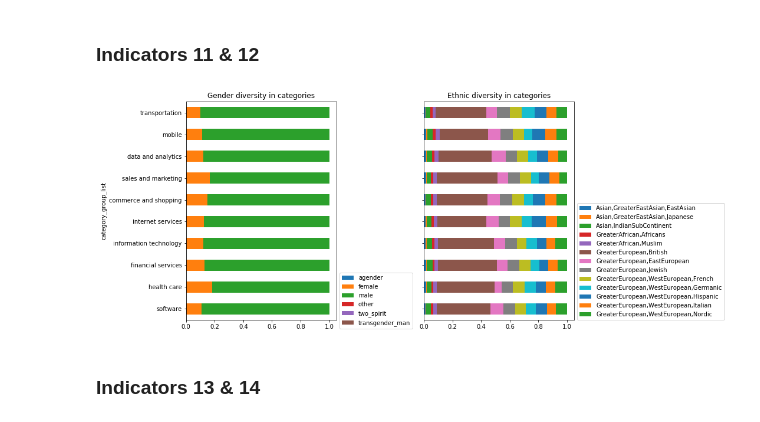
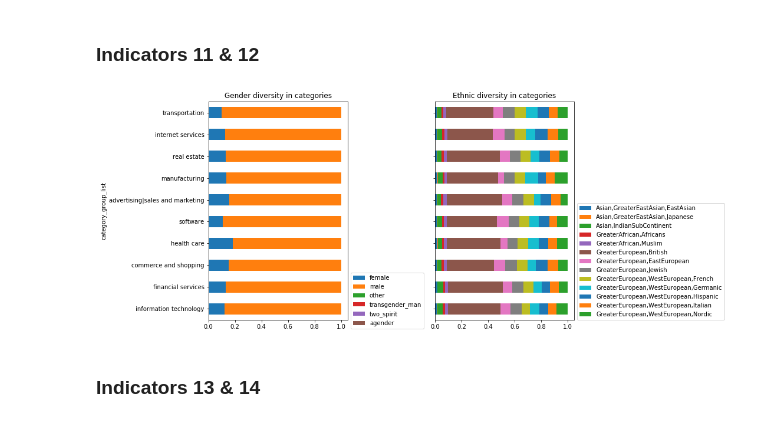
Before and after one commit to nestauk/inclusive-innovation-pilot, a Jupyter notebook: notebooks/EU-indicators-visualisation.ipynb, the cells around one changed output. Cells and saved outputs as stored; diff of their text form; code cells hidden in the pictures.

Commit message:
update visualisations

```diff
--- a/notebooks/EU-indicators-visualisation.ipynb
+++ b/notebooks/EU-indicators-visualisation.ipynb
@@ -180,28 +296,28 @@ plt.show()
 # %%
 fig = plt.figure(figsize=(15, 6))
 gs = gridspec.GridSpec(1,2)
-idx = cat_gender.groupby('category_group_list').sum().sort_values(ascending=False).index
+idx = df.drop_duplicates('org_id')['category_group_list'].value_counts().index[:10]
 i = pd.IndexSlice
 # ax1
 ax1 = plt.subplot(gs[0,0])
-cg = cat_gender / cat_gender.groupby('category_group_list').sum()
-cg.reindex(idx, level=0).loc[i[idx[:10], :], ].unstack().plot(kind='barh', stacked=True, ax=ax1)
+# cg = cat_gender / cat_gender.groupby('category_group_list').sum()
+cat_gender.reindex(idx, level=0).loc[i[idx[:10], :], ].unstack().plot(kind='barh', stacked=True, ax=ax1)
 ax1.set_title('Gender diversity in categories', fontsize=12)
 ax1.legend(bbox_to_anchor=(1, 0.23))
 
 # ax2
 ax2 = plt.subplot(gs[0,1])
-ce = cat_ethnicity / cat_ethnicity.groupby('category_group_list').sum()
-ce.reindex(idx, level=0).loc[i[idx[:10], :], ].unstack().plot(kind='barh', stacked=True, ax=ax2)
+# ce = cat_ethnicity / cat_ethnicity.groupby('category_group_list').sum()
+cat_ethnicity.reindex(idx, level=0).loc[i[idx[:10], :], ].unstack().plot(kind='barh', stacked=True, ax=ax2)
 ax2.set_title('Ethnic diversity in categories', fontsize=12)
 ax2.set_yticklabels([])
 ax2.set_ylabel('')
 ax2.legend(bbox_to_anchor=(1, 0.55))
 
 plt.tight_layout()
 plt.show()
 # %% [output]
-[figure, old version]
+[figure, new version]
 # %% [markdown]
 ### Indicators 13 & 14
 # %%
```
Also changed, not shown: parts of 11 cells of this notebook.
